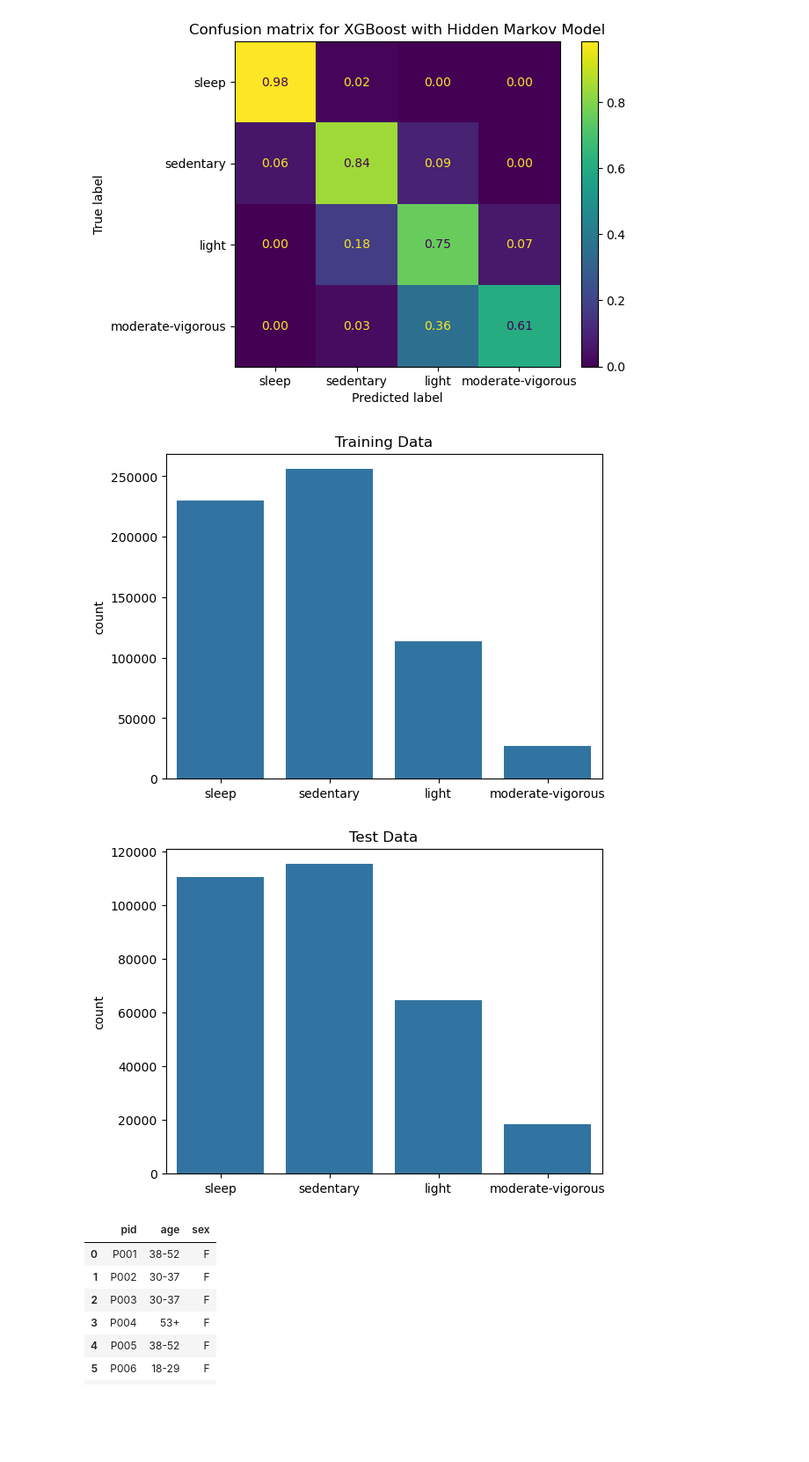
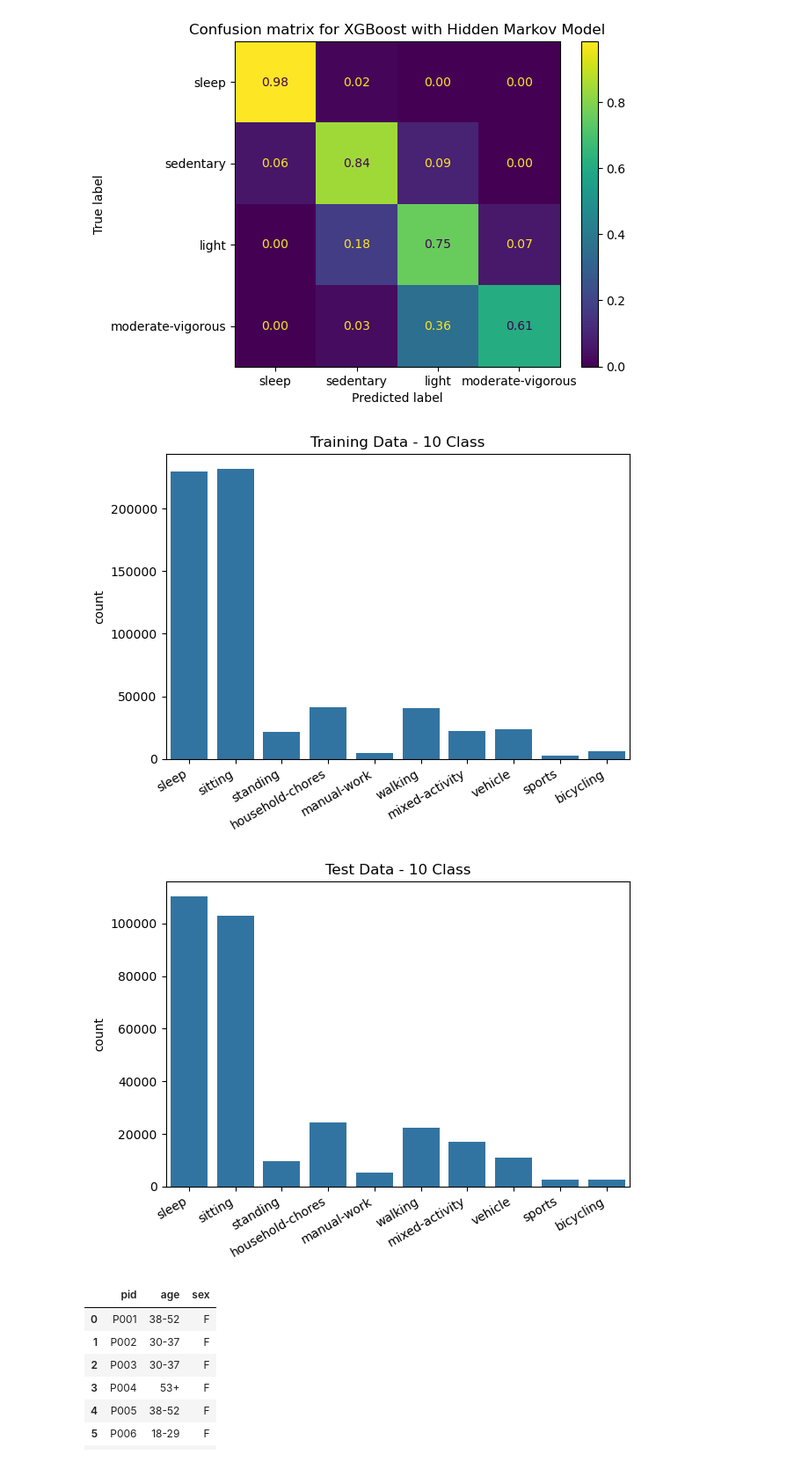
Before and after one commit to finlayscheib/capture24, a Jupyter notebook: Benchmark.ipynb, the cells around one changed output. Shown at 88% size. Cells and saved outputs as stored; diff of their text form; code cells hidden in the pictures; blank space fills up the shorter version.

```diff
--- a/Benchmark.ipynb
+++ b/Benchmark.ipynb
@@ -33,8 +33,9 @@ load_all_and_make_windows('data', ['Walmsley2020', 'WillettsSpecific2018'], 'pre
 Using files saved at "prepared_data".
 # %%
 # Load all prepared datasets, note here we use Walmsley labels
+# Now using WilletsSpecific2018
 X = np.load('prepared_data/X.npy')
-Y = np.load('prepared_data/Y_Walmsley2020.npy')
+Y = np.load('prepared_data/Y_WillettsSpecific2018.npy')
 T = np.load('prepared_data/T.npy')
 P = np.load('prepared_data/P.npy')
 X_feats = pd.read_pickle('prepared_data/X_feats.pkl').values
@@ -165,15 +166,21 @@ plt.show()
 # %%
 import seaborn as sns
 # %%
-sns.countplot(x=y_train, order = PAorder)
-plt.title('Training Data')
+HAR_order = ['sleep','sitting','standing','household-chores','manual-work','walking','mixed-activity','vehicle',
+             'sports','bicycling']
+sns.countplot(x=y_train, order = HAR_order)
+plt.title('Training Data - 10 Class')
+plt.xticks(rotation=30, ha = 'right')
+plt.tight_layout()
 plt.show()
-sns.countplot(x=y_test, order = PAorder)
-plt.title('Test Data')
+sns.countplot(x=y_test, order = HAR_order)
+plt.title('Test Data - 10 Class')
+plt.xticks(rotation=30, ha = 'right')
+plt.tight_layout()
 plt.show()
 # %% [output]
-[figure, old version]
+[figure, new version]
-[figure, old version]
+[figure, new version]
 # %%
 metadata = pd.read_csv("data\capture24\metadata.csv")
 metadata.head(10)
```
Also changed, not shown: 2 other files.
